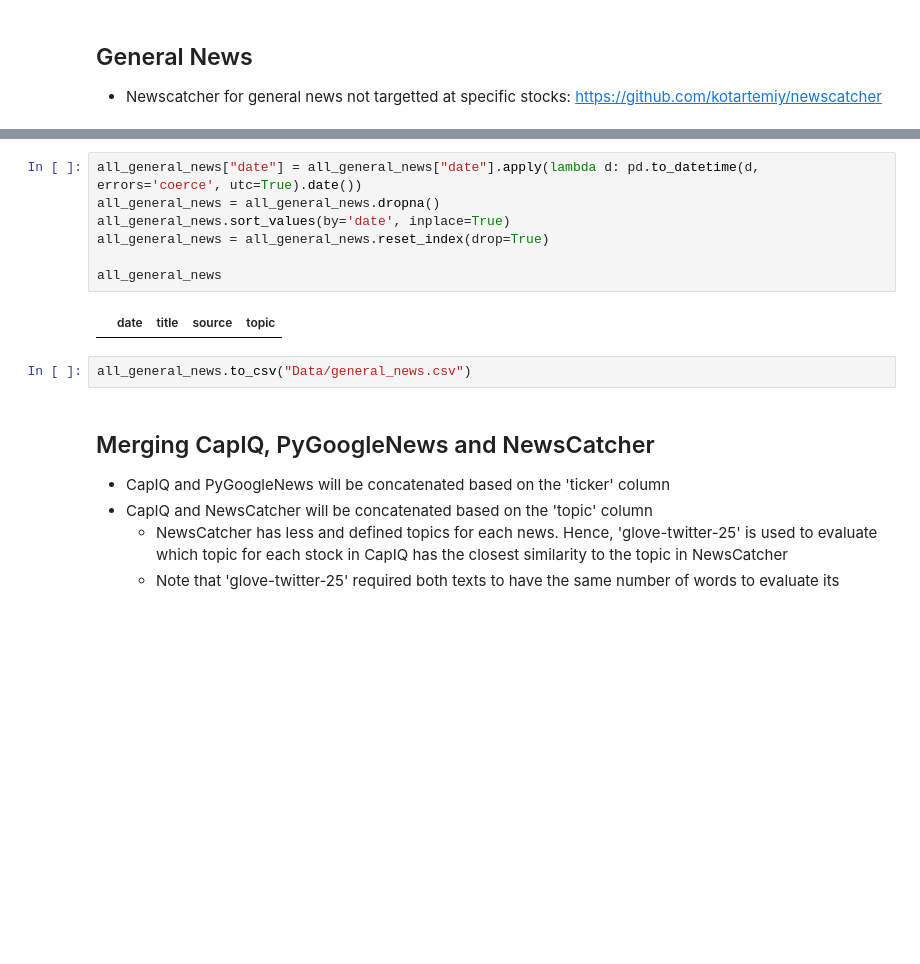
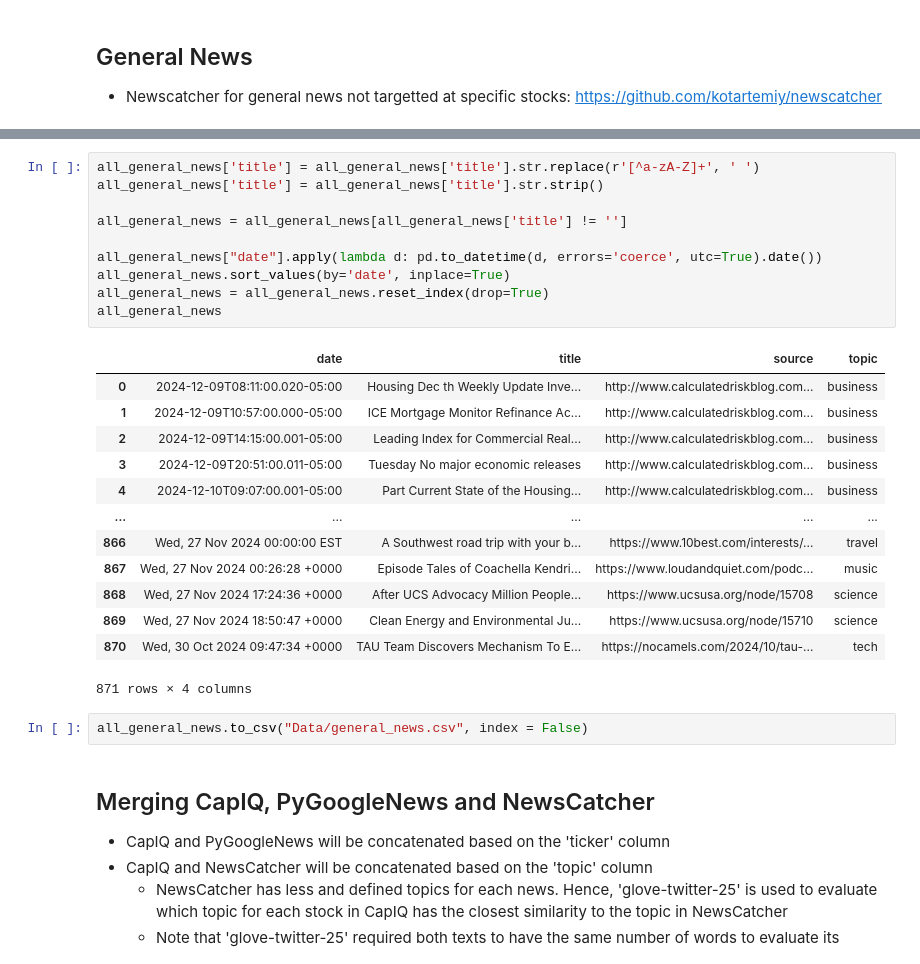
Before and after one commit to saltedpotato/QF634_Research_Methods, a Jupyter notebook: clean_data.ipynb, the cells around one changed output, grey strips where cells are left out. Saved outputs shown, nothing was run; the diff lists cells and outputs as text; blank space fills up the shorter version.

Commit message:
fixed errors

```diff
--- a/clean_data.ipynb
+++ b/clean_data.ipynb
@@ -145,14 +143,29 @@ No. of URLs: 163
 # %%
-all_general_news["date"] = all_general_news["date"].apply(lambda d: pd.to_datetime(d, errors='coerce', utc=True).date())
-all_general_news = all_general_news.dropna()
+all_general_news['title'] = all_general_news['title'].str.replace(r'[^a-zA-Z]+', ' ')
+all_general_news['title'] = all_general_news['title'].str.strip()
+
+all_general_news = all_general_news[all_general_news['title'] != '']
+
+all_general_news["date"].apply(lambda d: pd.to_datetime(d, errors='coerce', utc=True).date())
 all_general_news.sort_values(by='date', inplace=True)
 all_general_news = all_general_news.reset_index(drop=True)
-
 all_general_news
 # %% [output]
 |  | date | title | source | topic |
+| 0 | 2024-12-09T08:11:00.020-05:00 | Housing Dec th Weekly Update Inve... | http://www.calculatedriskblog.com... | business |
+| 1 | 2024-12-09T10:57:00.000-05:00 | ICE Mortgage Monitor Refinance Ac... | http://www.calculatedriskblog.com... | business |
+| 2 | 2024-12-09T14:15:00.001-05:00 | Leading Index for Commercial Real... | http://www.calculatedriskblog.com... | business |
+| 3 | 2024-12-09T20:51:00.011-05:00 | Tuesday No major economic releases | http://www.calculatedriskblog.com... | business |
+| 4 | 2024-12-10T09:07:00.001-05:00 | Part Current State of the Housing... | http://www.calculatedriskblog.com... | business |
+| ... | ... | ... | ... | ... |
+| 866 | Wed, 27 Nov 2024 00:00:00 EST | A Southwest road trip with your b... | https://www.10best.com/interests/... | travel |
+| 867 | Wed, 27 Nov 2024 00:26:28 +0000 | Episode Tales of Coachella Kendri... | https://www.loudandquiet.com/podc... | music |
+| 868 | Wed, 27 Nov 2024 17:24:36 +0000 | After UCS Advocacy Million People... | https://www.ucsusa.org/node/15708 | science |
+| 869 | Wed, 27 Nov 2024 18:50:47 +0000 | Clean Energy and Environmental Ju... | https://www.ucsusa.org/node/15710 | science |
+| 870 | Wed, 30 Oct 2024 09:47:34 +0000 | TAU Team Discovers Mechanism To E... | https://nocamels.com/2024/10/tau-... | tech |
+871 rows × 4 columns
 # %%
-all_general_news.to_csv("Data/general_news.csv")
+all_general_news.to_csv("Data/general_news.csv", index = False)
 # %% [markdown]
 ## Merging CapIQ, PyGoogleNews and NewsCatcher
 
```
Also changed, not shown: parts of 14 cells of this notebook, 8 other files.
